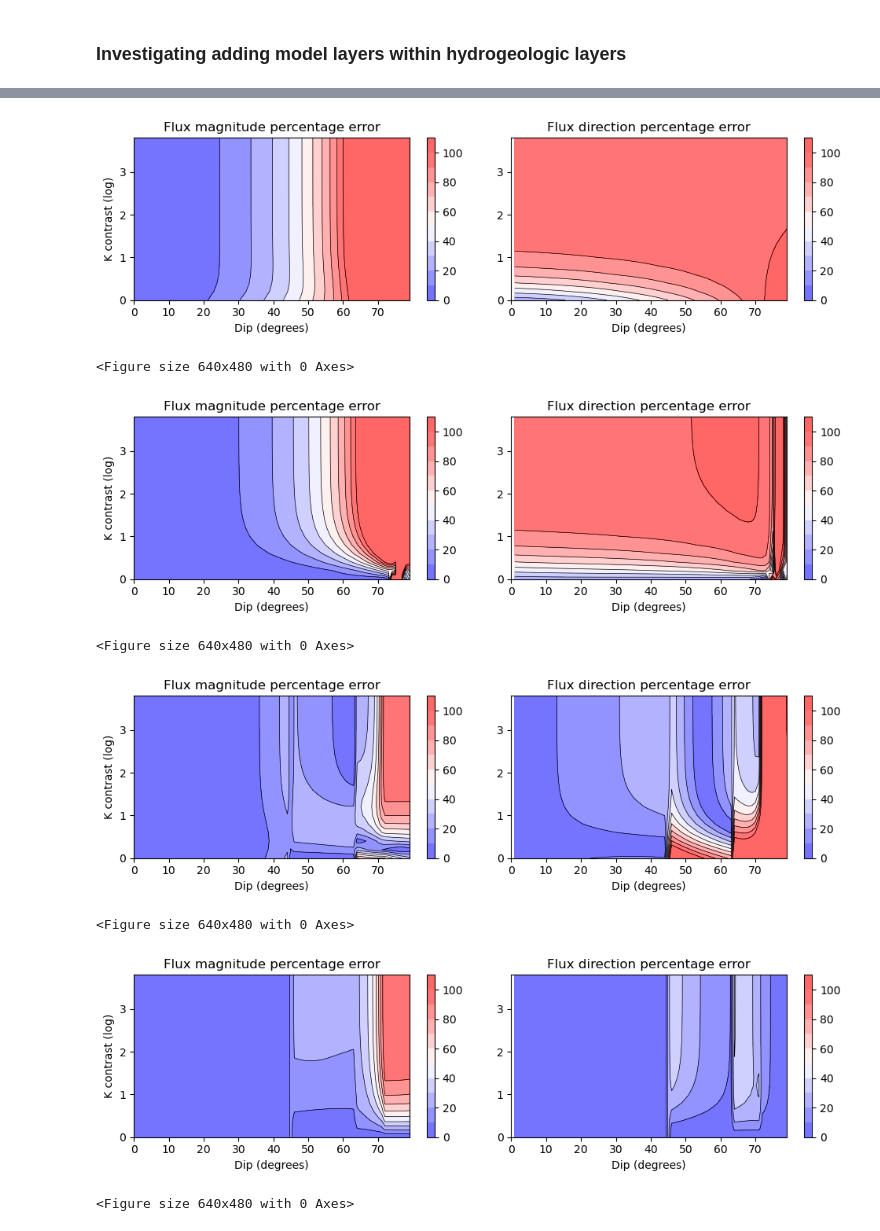
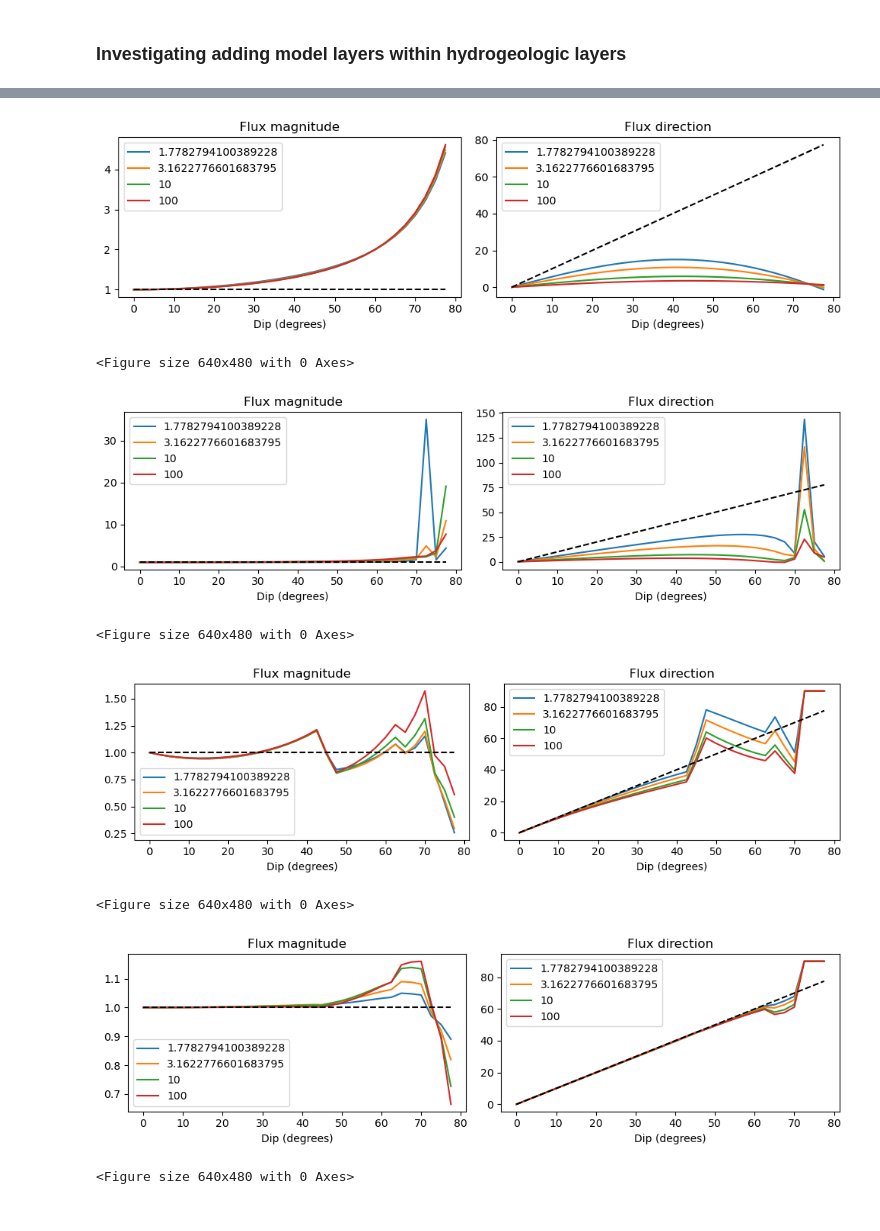
Before and after one commit to langevin-usgs/xt3d-vertically-staggered, a Jupyter notebook: python/disu_approach_paper.ipynb, the cells around one changed output, grey strips where cells are left out. Drawn from its saved outputs; the diff is of its cells as text; code cells hidden in the pictures.

```diff
--- a/python/disu_approach_paper.ipynb
+++ b/python/disu_approach_paper.ipynb
@@ -385,11 +221,11 @@ WARNING: Unable to resolve dimension of ('gwf6',
 # %%
-fig4()
+fig4alt2()
 # %% [output]
-[figure, old version]
+[figure, new version]
 <Figure size 640x480 with 0 Axes>
-[figure, old version]
+[figure, new version]
 <Figure size 640x480 with 0 Axes>
-[figure, old version]
+[figure, new version]
 <Figure size 640x480 with 0 Axes>
-[figure, old version]
+[figure, new version]
 <Figure size 640x480 with 0 Axes>
```
Also changed, not shown: parts of 14 cells of this notebook, 17 other files.
